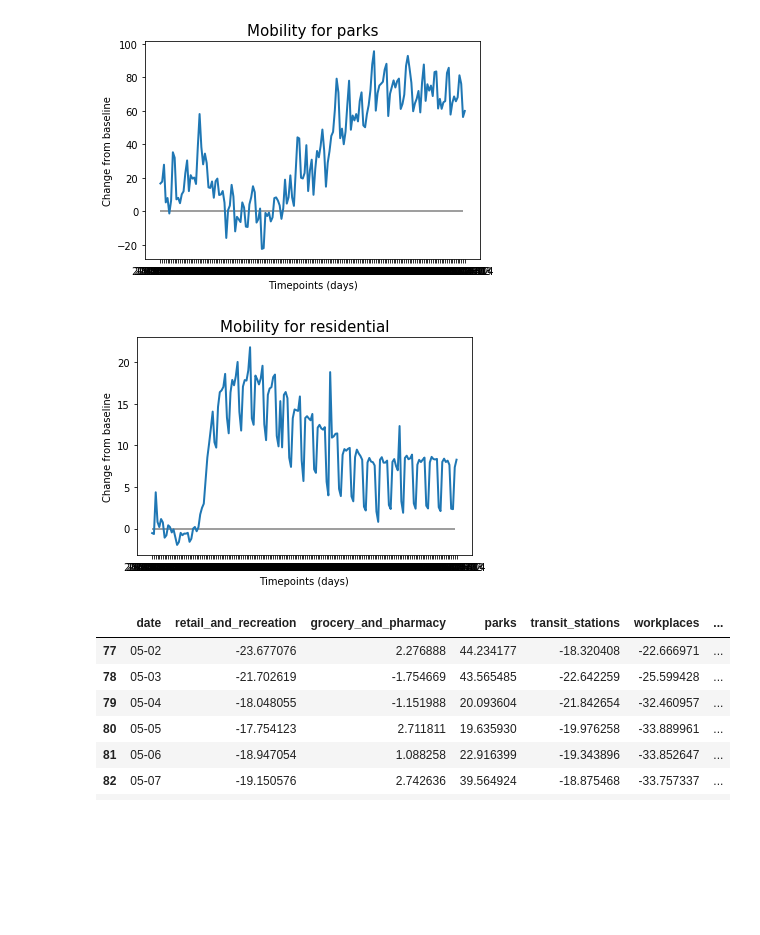
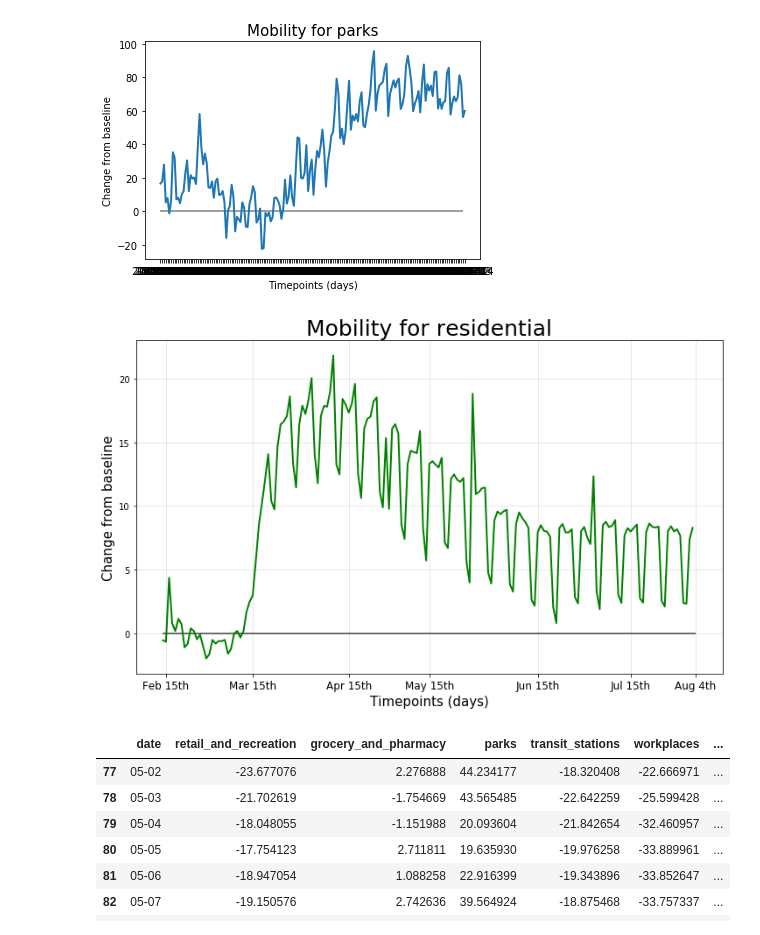
Before and after one commit to LisaHarrison08/Project_G4, a Jupyter notebook: S/St Start.ipynb, the cells around one changed output. Drawn from its saved outputs; the diff is of its cells as text; code cells hidden in the pictures; blank space fills up the shorter version.

Commit message:
Mobility for residential, graph modified, set xticks to show months, change size, etc

```diff
--- a/S/St Start.ipynb
+++ b/S/St Start.ipynb
@@ -232,17 +236,29 @@ plt.show()
 # %%
 # The residential column can give answer to what extend people were following the stay at home guidelines
 plt.plot(data_by_date_df["date"],
          data_by_date_df["residential"],
-         linewidth=2)
+         linewidth=2, c = "g")
 
 # Adding title, x labels and y labels
-plt.title("Mobility for residential", size = 15)
-plt.xlabel("Timepoints (days)")
-plt.ylabel("Change from baseline")
-plt.hlines(0,0,170,alpha = 0.5)
+plt.title("Mobility for residential", size = 25)
+plt.xlabel("Timepoints (days)", size = 15)
+plt.ylabel("Change from baseline", size = 15)
+plt.hlines(0,0,172,alpha = 0.75)
+plt.rcParams['figure.figsize'] = [12, 7]
+# plt.xticks(rotation=90)
+plt.grid(linestyle ="-", linewidth = 1, alpha = 0.3)
+total = len(data_by_date_df["date"])
+total
+# Place the ticks at a location. there are 172 data points in data_by_date_df["date"].
+# Starts with Feb 15 so that will be position 1. end at August 4th so that will be position 172
+# the rest i filled up manually. Basicaly opened the data and saw at what indeh is MAr15, April 15th etc...
+plt.xticks([1, 29, 60, (total/2), 121, 151, (total)],
+           ["Feb 15th", "Mar 15th", "Apr 15th", "May 15th", "Jun 15th", "Jul 15th", "Aug 4th"], fontsize = "large")
+
+plt.savefig("Mobility_for_residential.png", dpi = 100)
 plt.show()
 # %% [output]
-[figure, old version]
+[figure, new version]
 # %%
 start_date = "05-01"
 end_date = "05-31"
```
Also changed, not shown: parts of 1 cell of this notebook, 1 other file.
